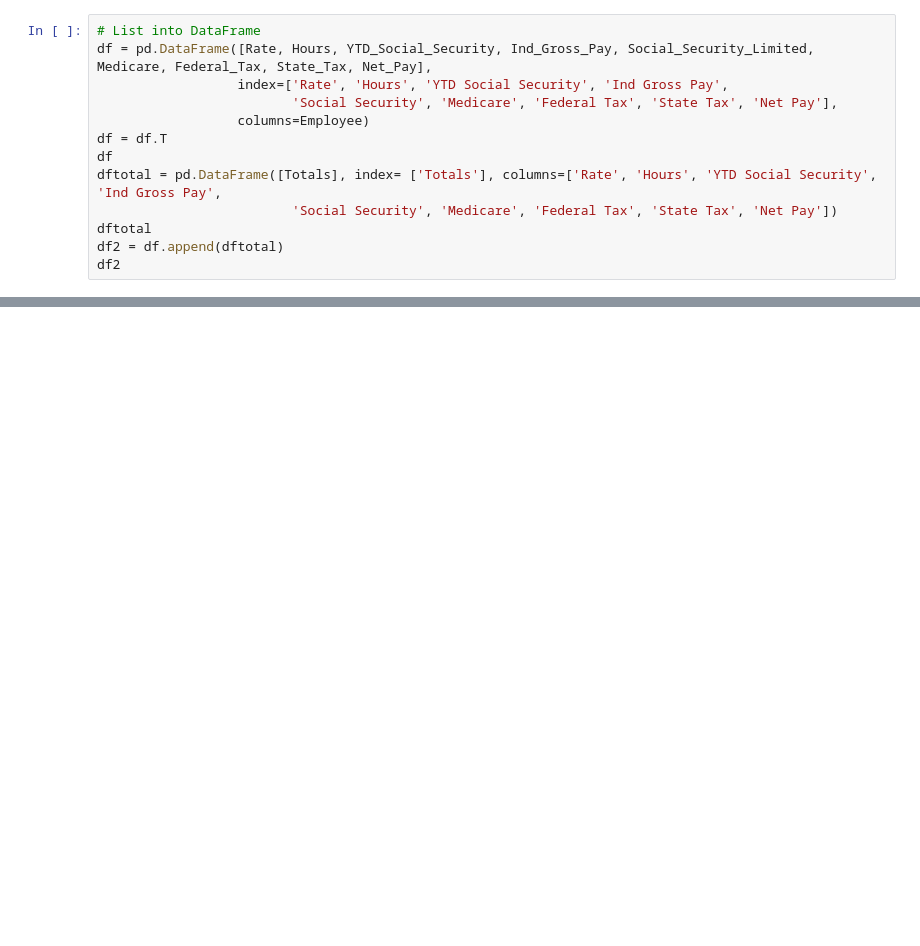
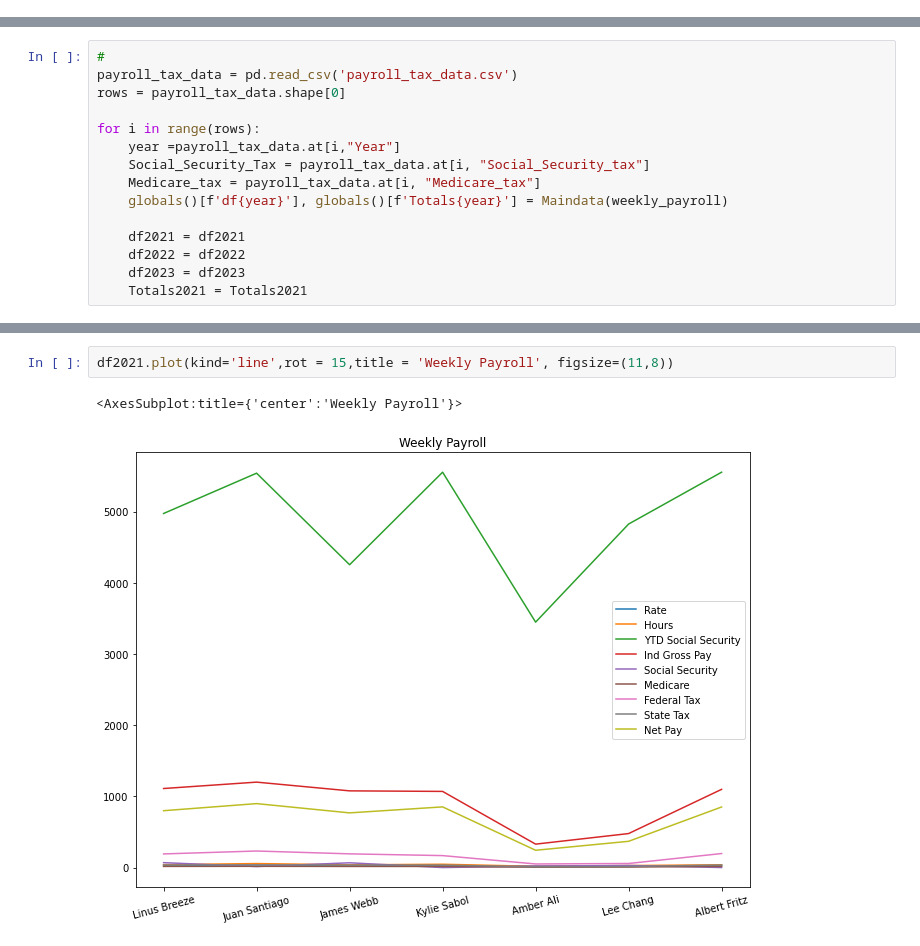
Before and after one commit to ragogzheyan/Weekly_Payroll, a Jupyter notebook: Payroll_data.ipynb, the cells around one changed output, grey strips where cells are left out. Saved outputs shown, nothing was run; the diff lists cells and outputs as text; blank space fills up the shorter version.

Commit message:
new changes to regex and payroll

```diff
--- a/Payroll_data.ipynb
+++ b/Payroll_data.ipynb
@@ -209,13 +0,0 @@ Key doesn't exist
-# %%
-# List into DataFrame
-df = pd.DataFrame([Rate, Hours, YTD_Social_Security, Ind_Gross_Pay, Social_Security_Limited, Medicare, Federal_Tax, State_Tax, Net_Pay],
-                  index=['Rate', 'Hours', 'YTD Social Security', 'Ind Gross Pay',
-                         'Social Security', 'Medicare', 'Federal Tax', 'State Tax', 'Net Pay'],
-                  columns=Employee)
-df = df.T
-df
-dftotal = pd.DataFrame([Totals], index= ['Totals'], columns=['Rate', 'Hours', 'YTD Social Security', 'Ind Gross Pay',
-                         'Social Security', 'Medicare', 'Federal Tax', 'State Tax', 'Net Pay'])
-dftotal
-df2 = df.append(dftotal)
-df2
@@ -315,0 +202,15 @@ payroll_tax_data.head()
+# %%
+#
+payroll_tax_data = pd.read_csv('payroll_tax_data.csv')
+rows = payroll_tax_data.shape[0]
+
+for i in range(rows):
+    year =payroll_tax_data.at[i,"Year"]
+    Social_Security_Tax = payroll_tax_data.at[i, "Social_Security_tax"]
+    Medicare_tax = payroll_tax_data.at[i, "Medicare_tax"]
+    globals()[f'df{year}'], globals()[f'Totals{year}'] = Maindata(weekly_payroll)
+
+    df2021 = df2021
+    df2022 = df2022
+    df2023 = df2023
+    Totals2021 = Totals2021
@@ -315,0 +242,5 @@ payroll_tax_data.head()
+# %%
+df2021.plot(kind='line',rot = 15,title = 'Weekly Payroll', figsize=(11,8))
+# %% [output]
+<AxesSubplot:title={'center':'Weekly Payroll'}>
+[figure, added]
```
Also changed, not shown: parts of 50 cells of this notebook, 3 other files.
